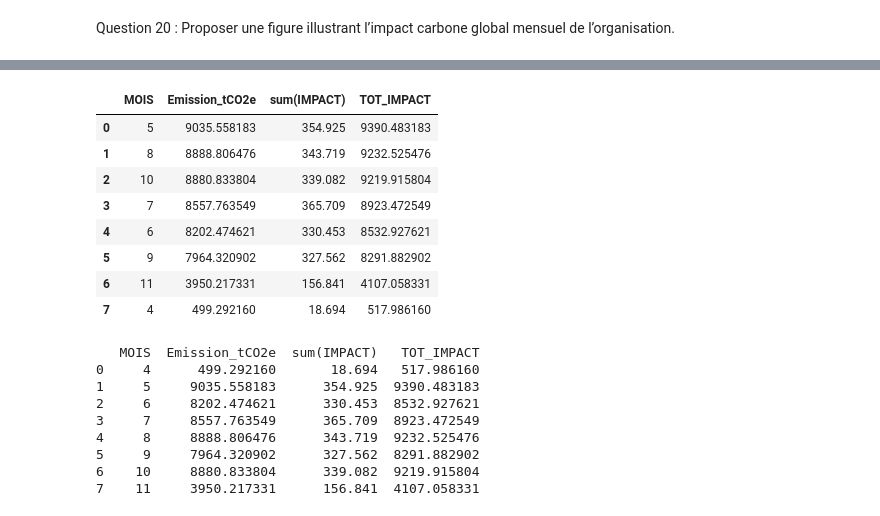
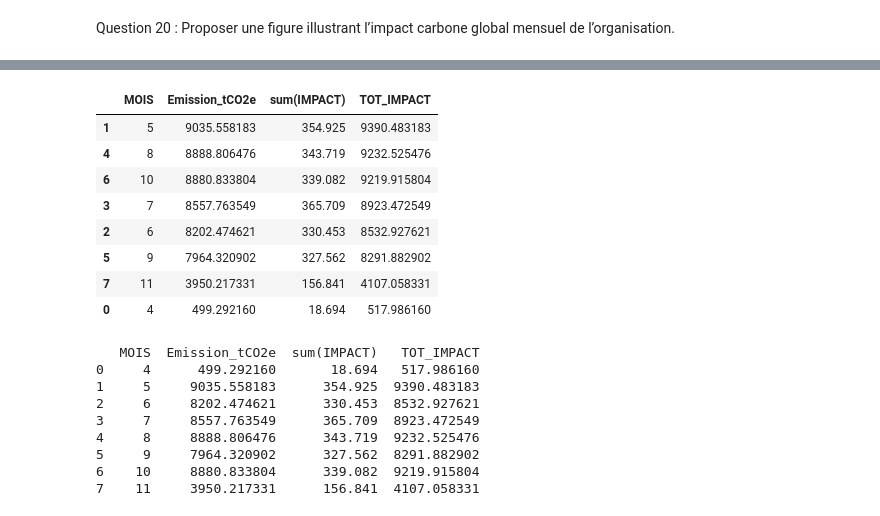
Before and after one commit to etiennevzn/GHG-inventory, a Jupyter notebook: ETL.ipynb, the cells around one changed output, grey strips where cells are left out. Cells and saved outputs as stored; diff of their text form; code cells hidden in the pictures.

```diff
--- a/ETL.ipynb
+++ b/ETL.ipynb
@@ -1599,22 +1591,22 @@ impact_mat_df
 # %%
 #Homogénéisation du type de données
 emissions_par_site["MOIS"] = emissions_par_site["MOIS"].astype(int)
 impact_mat_df["MOIS"] = impact_mat_df["MOIS"].astype(int)
 
 #Jointure et calcul du total (missions + matériel)
 jointure_mois = emissions_par_site.merge(impact_mat_df, on="MOIS")
-jointure_mois["TOT_IMPACT"] = jointure["Emission_tCO2e"] + jointure["sum(IMPACT)"]
+jointure_mois["TOT_IMPACT"] = jointure_mois["Emission_tCO2e"] + jointure_mois["sum(IMPACT)"]
 jointure_mois.sort_values("TOT_IMPACT", ascending=False)
 # %% [output]
 |  | MOIS | Emission_tCO2e | sum(IMPACT) | TOT_IMPACT |
-| 0 | 5 | 9035.558183 | 354.925 | 9390.483183 |
-| 1 | 8 | 8888.806476 | 343.719 | 9232.525476 |
-| 2 | 10 | 8880.833804 | 339.082 | 9219.915804 |
+| 1 | 5 | 9035.558183 | 354.925 | 9390.483183 |
+| 4 | 8 | 8888.806476 | 343.719 | 9232.525476 |
+| 6 | 10 | 8880.833804 | 339.082 | 9219.915804 |
 | 3 | 7 | 8557.763549 | 365.709 | 8923.472549 |
-| 4 | 6 | 8202.474621 | 330.453 | 8532.927621 |
+| 2 | 6 | 8202.474621 | 330.453 | 8532.927621 |
 | 5 | 9 | 7964.320902 | 327.562 | 8291.882902 |
-| 6 | 11 | 3950.217331 | 156.841 | 4107.058331 |
-| 7 | 4 | 499.292160 | 18.694 | 517.986160 |
+| 7 | 11 | 3950.217331 | 156.841 | 4107.058331 |
+| 0 | 4 | 499.292160 | 18.694 | 517.986160 |
 # %%
 # Tri par mois croissant
 df_plot = jointure_mois.sort_values("MOIS").reset_index(drop=True)
```
Also changed, not shown: parts of 2 cells of this notebook, 2 other files.
